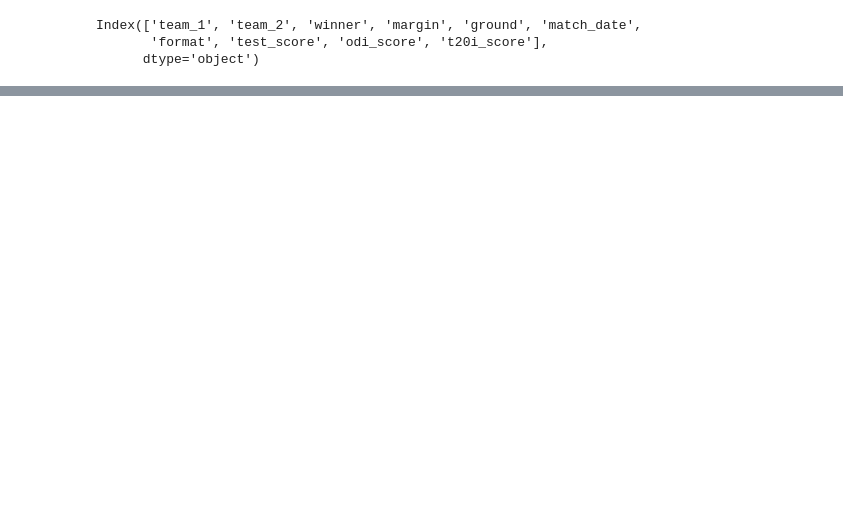
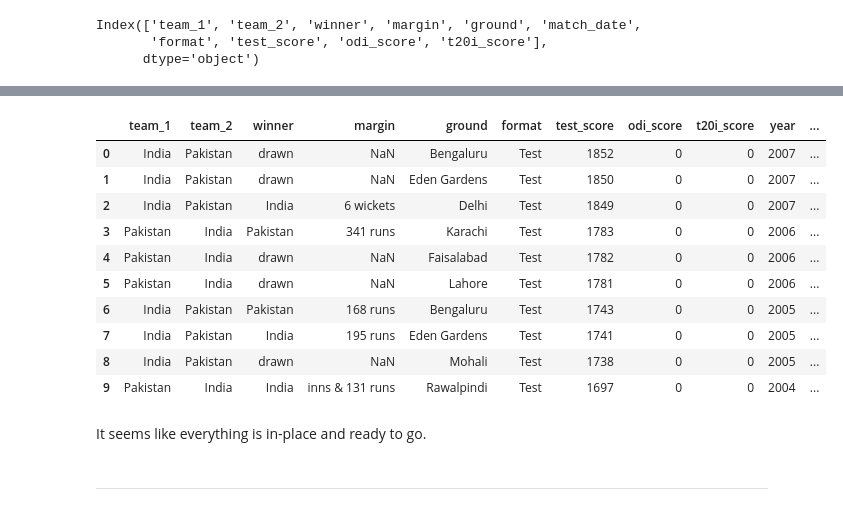
Before and after one commit to RussDai/Projects, a Jupyter notebook: 02_Data_Visuallization/01_Test_Nations_Data_Analysis/src/data_cleaning.ipynb, the cells around one changed output, grey strips where cells are left out. Saved outputs shown, nothing was run; the diff lists cells and outputs as text; code cells hidden in the pictures; blank space fills up the shorter version.

```diff
--- a/02_Data_Visuallization/01_Test_Nations_Data_Analysis/src/data.engineering.ipynb
+++ b/02_Data_Visuallization/01_Test_Nations_Data_Analysis/src/data_cleaning.ipynb
@@ -348,0 +430,3 @@ data.head()
+# %%
+# All scores should be in integer format:
+data[["test_score", "odi_score", "t20i_score"]]= data[["test_score", "odi_score", "t20i_score"]].astype(int)
@@ -348,0 +454,9 @@ data.head()
+# %%
+# Replace None or NaN values in the year column with a default value (e.g., 0):
+data["year"] = data["year"].fillna(-1)
+
+# Convert the year column to integer type
+data["year"] = data["year"].astype(int)
+
+# Display the updated DataFrame
+data["year"].dtype
@@ -348,0 +465,6 @@ data.head()
+# %%
+data["total_duration"].unique()
+data["total_duration"].replace(value= 0, to_replace= np.nan, inplace=True)
+# %%
+# total_duration should be in int format:
+data["total_duration"]=data["total_duration"].astype(int)
@@ -348,0 +487,19 @@ data.head()
+# %%
+# Lets check the dataset once again:
+data.head(10)
+# %% [output]
+|  | team_1 | team_2 | winner | margin | ground | format | test_score | odi_score | t20i_score | year | ... |
+| 0 | India | Pakistan | drawn | NaN | Bengaluru | Test | 1852 | 0 | 0 | 2007 | ... |
+| 1 | India | Pakistan | drawn | NaN | Eden Gardens | Test | 1850 | 0 | 0 | 2007 | ... |
+| 2 | India | Pakistan | India | 6 wickets | Delhi | Test | 1849 | 0 | 0 | 2007 | ... |
+| 3 | Pakistan | India | Pakistan | 341 runs | Karachi | Test | 1783 | 0 | 0 | 2006 | ... |
+| 4 | Pakistan | India | drawn | NaN | Faisalabad | Test | 1782 | 0 | 0 | 2006 | ... |
+| 5 | Pakistan | India | drawn | NaN | Lahore | Test | 1781 | 0 | 0 | 2006 | ... |
+| 6 | India | Pakistan | Pakistan | 168 runs | Bengaluru | Test | 1743 | 0 | 0 | 2005 | ... |
+| 7 | India | Pakistan | India | 195 runs | Eden Gardens | Test | 1741 | 0 | 0 | 2005 | ... |
+| 8 | India | Pakistan | drawn | NaN | Mohali | Test | 1738 | 0 | 0 | 2005 | ... |
+| 9 | Pakistan | India | India | inns & 131 runs | Rawalpindi | Test | 1697 | 0 | 0 | 2004 | ... |
+# %% [markdown]
+It seems like everything is in-place and ready to go.
+# %% [markdown]
+----
```
Also changed, not shown: parts of 15 cells of this notebook, 2 other files.
